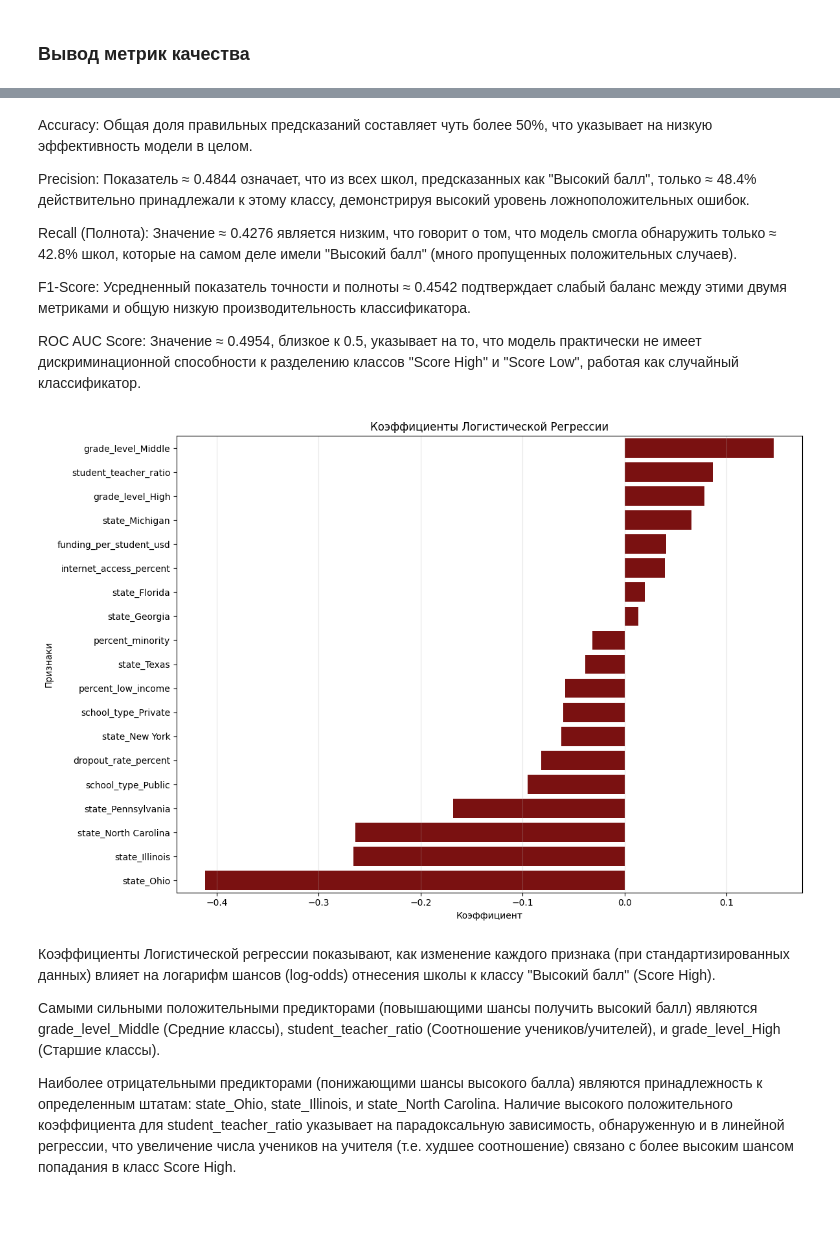
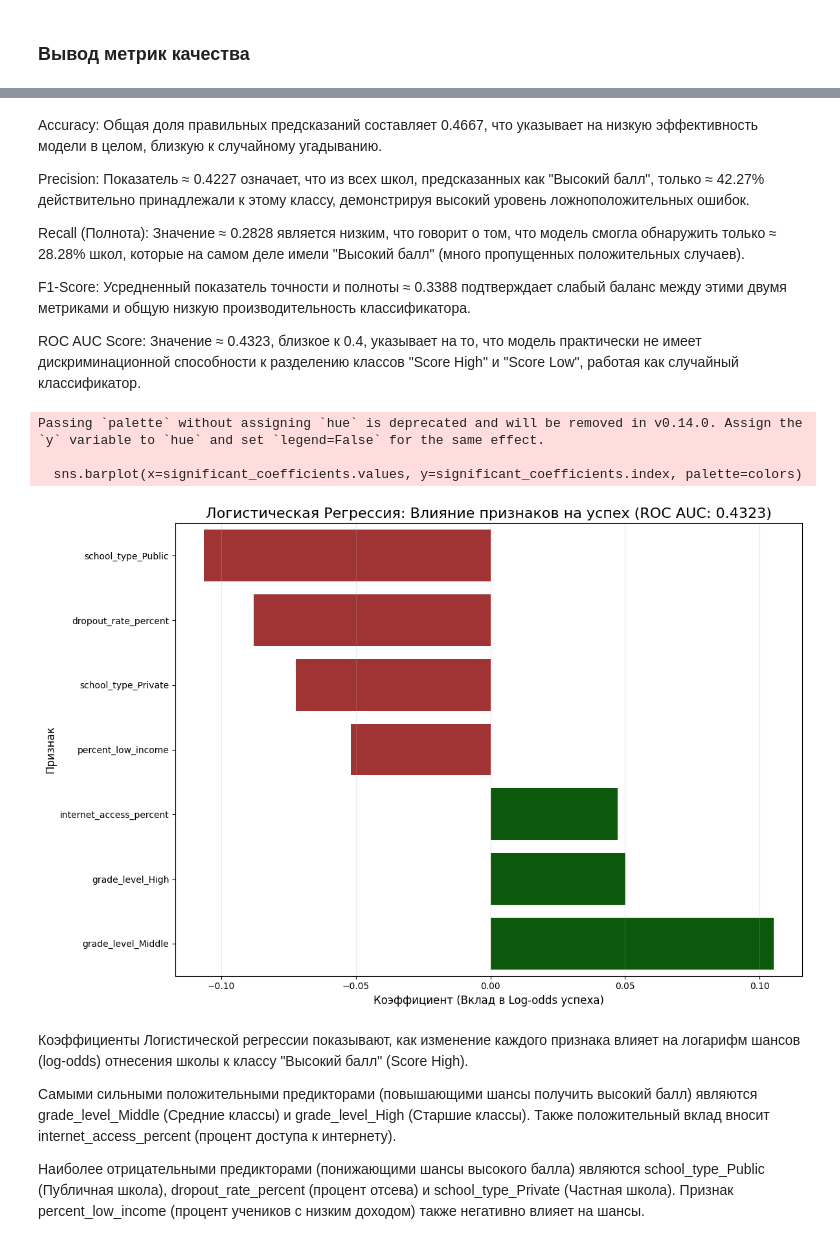
Before and after one commit to MiraInfern/ML, a Jupyter notebook: Lab_3.ipynb, the cells around one changed output, grey strips where cells are left out. Cells and saved outputs as stored; diff of their text form; code cells hidden in the pictures; blank space fills up the shorter version.

```diff
--- a/Lab_3.ipynb
+++ b/Lab_3.ipynb
@@ -89,14 +89,18 @@ for col in categorical_cols:
 Зависимость school_type от is_score_high: НЕТ (p=0.5348)
 Зависимость grade_level от is_score_high: НЕТ (p=0.6203)
 # %%
-categorial_features = ['state', 'school_type', 'grade_level']
+categorical_features = ['school_type', 'grade_level']
+
+
 numeric_features = [
-    'funding_per_student_usd', 'student_teacher_ratio', 'percent_low_income',
-    'percent_minority', 'internet_access_percent', 'dropout_rate_percent'
+    'internet_access_percent',
+    'dropout_rate_percent',
+    'percent_low_income'
+
 ]
 
-best_features = categorial_features + numeric_features
+best_features = categorical_features + numeric_features
 X_log_best = df[best_features].copy()
 
-print("best_features: ",best_features)
+print("best_features: ", best_features)
 # %% [output]
@@ -164,29 +168,40 @@ ROC AUC Score: 0.4954
 # %% [markdown]
-Accuracy: Общая доля правильных предсказаний составляет чуть более 50%, что указывает на низкую эффективность модели в целом.
+Accuracy: Общая доля правильных предсказаний составляет 0.4667, что указывает на низкую эффективность модели в целом, близкую к случайному угадыванию.
 
-Precision: Показатель ≈ 0.4844 означает, что из всех школ, предсказанных как "Высокий балл", только ≈ 48.4% действительно принадлежали к этому классу, демонстрируя высокий уровень ложноположительных ошибок.
+Precision: Показатель ≈ 0.4227 означает, что из всех школ, предсказанных как "Высокий балл", только ≈ 42.27% действительно принадлежали к этому классу, демонстрируя высокий уровень ложноположительных ошибок.
 
-Recall (Полнота): Значение ≈ 0.4276 является низким, что говорит о том, что модель смогла обнаружить только ≈ 42.8% школ, которые на самом деле имели "Высокий балл" (много пропущенных положительных случаев).
+Recall (Полнота): Значение ≈ 0.2828 является низким, что говорит о том, что модель смогла обнаружить только ≈ 28.28% школ, которые на самом деле имели "Высокий балл" (много пропущенных положительных случаев).
 
-F1-Score: Усредненный показатель точности и полноты ≈ 0.4542 подтверждает слабый баланс между этими двумя метриками и общую низкую производительность классификатора.
+F1-Score: Усредненный показатель точности и полноты ≈ 0.3388 подтверждает слабый баланс между этими двумя метриками и общую низкую производительность классификатора.
 
-ROC AUC Score: Значение ≈ 0.4954, близкое к 0.5, указывает на то, что модель практически не имеет дискриминационной способности к разделению классов "Score High" и "Score Low", работая как случайный классификатор.
+ROC AUC Score: Значение ≈ 0.4323, близкое к 0.4, указывает на то, что модель практически не имеет дискриминационной способности к разделению классов "Score High" и "Score Low", работая как случайный классификатор.
 # %%
 coefficients = pd.Series(model_log.coef_[0], index=X_processed.columns).sort_values(ascending=False)
 
+significant_coefficients = coefficients[abs(coefficients) > 0.025].copy()
+significant_coefficients = significant_coefficients.sort_values(ascending=True)
+
 plt.figure(figsize=(12, 8))
-sns.barplot(x=coefficients.values, y=coefficients.index, color='darkred')
-plt.title('Коэффициенты Логистической Регрессии')
-plt.xlabel('Коэффициент')
-plt.ylabel('Признаки')
+colors = ['darkgreen' if x > 0 else 'firebrick' for x in significant_coefficients.values]
+sns.barplot(x=significant_coefficients.values, y=significant_coefficients.index, palette=colors)
+
+roc_auc_score_value = roc_auc_score(y_test, y_proba)
+plt.title(f'Логистическая Регрессия: Влияние признаков на успех (ROC AUC: {roc_auc_score_value:.4f})', fontsize=16)
+plt.xlabel('Коэффициент (Вклад в Log-odds успеха)', fontsize=12)
+plt.ylabel('Признак', fontsize=12)
 plt.grid(axis='x', alpha=0.3)
+plt.xticks(fontsize=10)
+plt.yticks(fontsize=10)
 plt.tight_layout()
 plt.show()
 # %% [output]
+Passing `palette` without assigning `hue` is deprecated and will be removed in v0.14.0. Assign the `y` variable to `hue` and set `legend=False` for the same effect.
+
+  sns.barplot(x=significant_coefficients.values, y=significant_coefficients.index, palette=colors)
-[figure, old version]
+[figure, new version]
 # %% [markdown]
-Коэффициенты Логистической регрессии показывают, как изменение каждого признака (при стандартизированных данных) влияет на логарифм шансов (log-odds) отнесения школы к классу "Высокий балл" (Score High).
+Коэффициенты Логистической регрессии показывают, как изменение каждого признака влияет на логарифм шансов (log-odds) отнесения школы к классу "Высокий балл" (Score High).
 
-Самыми сильными положительными предикторами (повышающими шансы получить высокий балл) являются grade_level_Middle (Средние классы), student_teacher_ratio (Соотношение учеников/учителей), и grade_level_High (Старшие классы).
+Самыми сильными положительными предикторами (повышающими шансы получить высокий балл) являются grade_level_Middle (Средние классы) и grade_level_High (Старшие классы). Также положительный вклад вносит internet_access_percent (процент доступа к интернету).
 
-Наиболее отрицательными предикторами (понижающими шансы высокого балла) являются принадлежность к определенным штатам: state_Ohio, state_Illinois, и state_North Carolina. Наличие высокого положительного коэффициента для student_teacher_ratio указывает на парадоксальную зависимость, обнаруженную и в линейной регрессии, что увеличение числа учеников на учителя (т.е. худшее соотношение) связано с более высоким шансом попадания в класс Score High.
+Наиболее отрицательными предикторами (понижающими шансы высокого балла) являются school_type_Public (Публичная школа), dropout_rate_percent (процент отсева) и school_type_Private (Частная школа). Признак percent_low_income (процент учеников с низким доходом) также негативно влияет на шансы.
```
Also changed, not shown: parts of 3 cells of this notebook.
